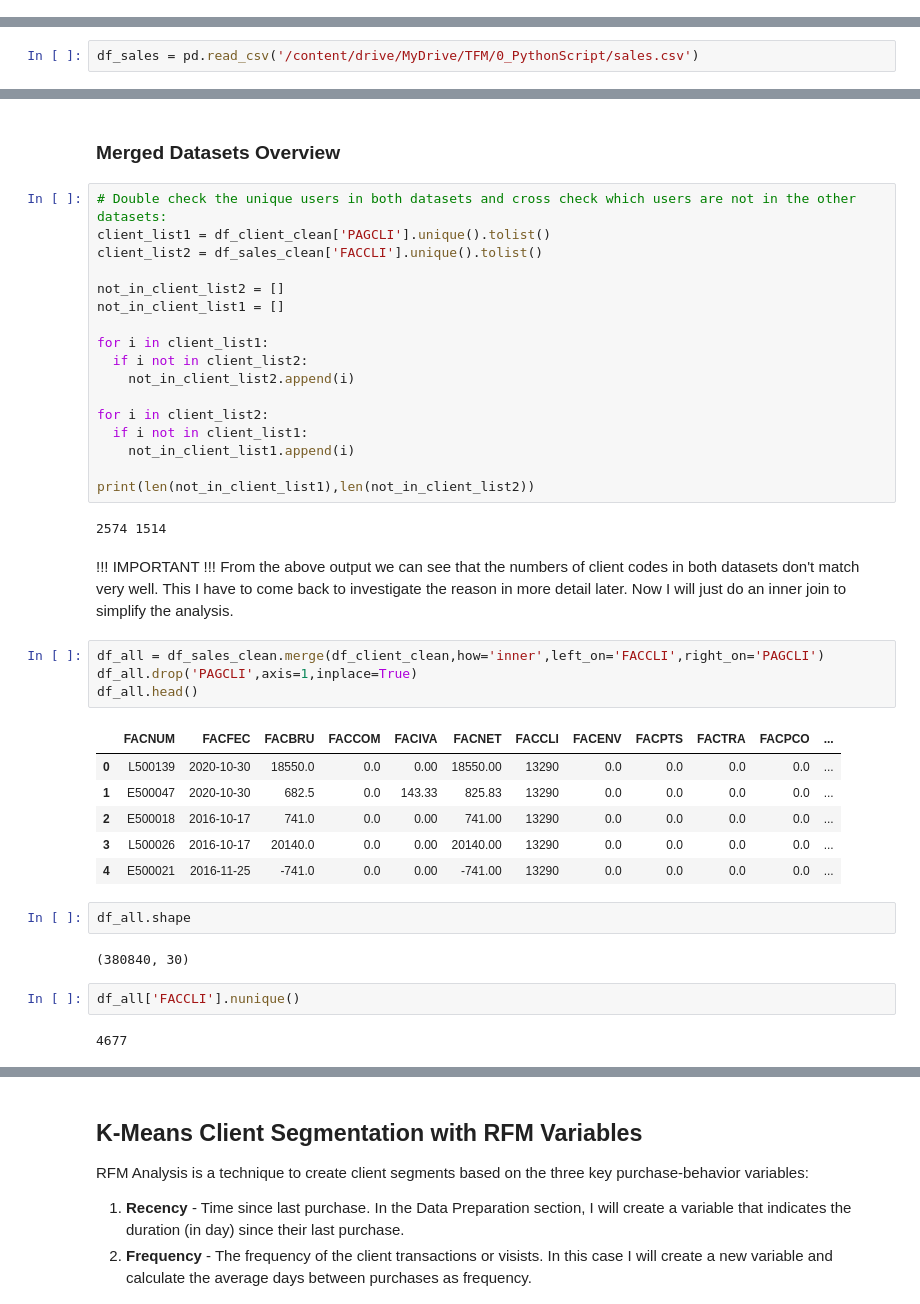
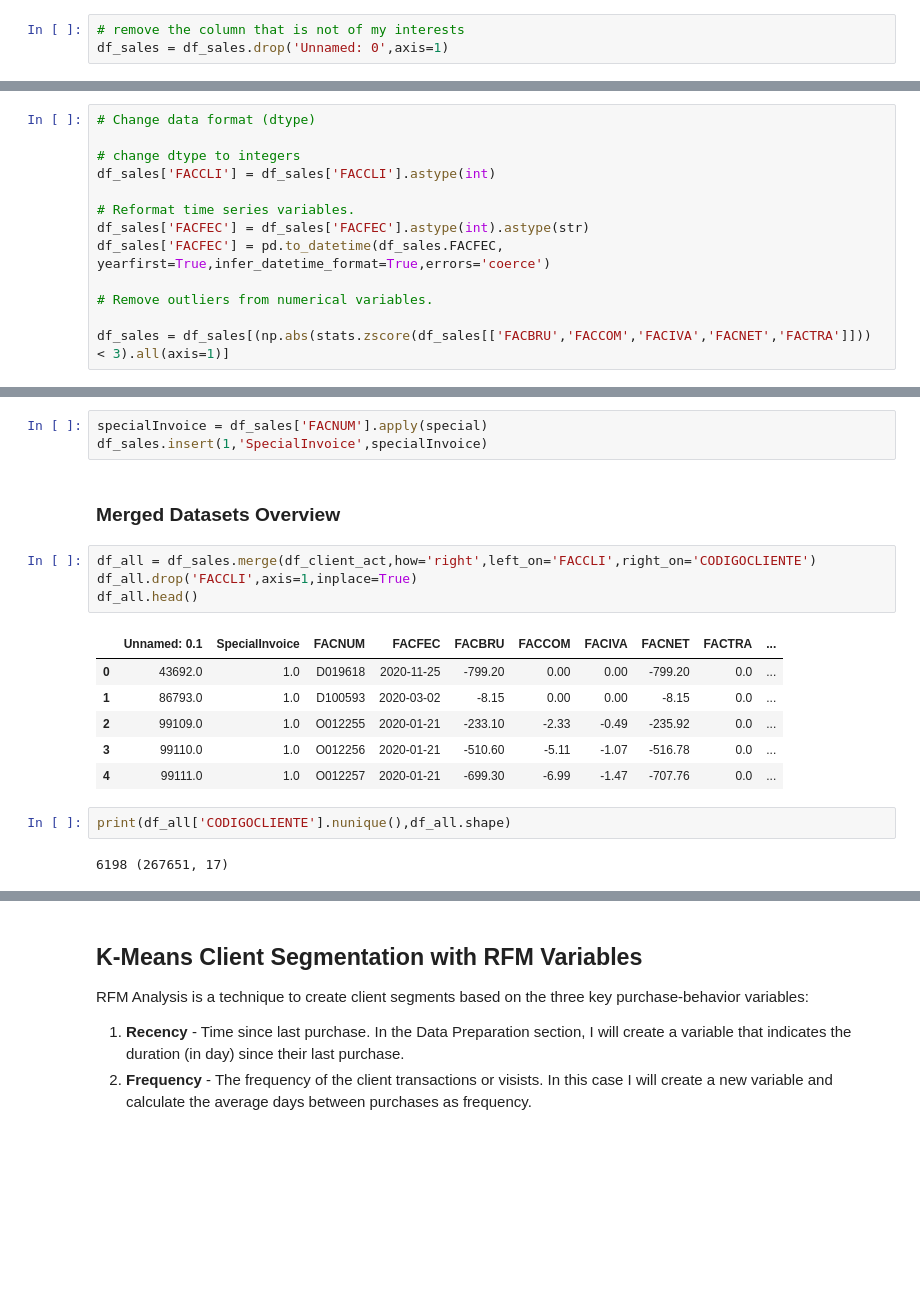
Before and after one commit to yhsieh-ijie/tfm_clientSegmentation, a Jupyter notebook: clientSegmentation.ipynb, the cells around one changed output, grey strips where cells are left out. Cells and saved outputs as stored; diff of their text form; blank space fills up the shorter version.

Commit message:
progress with the analysis and organize files

```diff
--- a/clientSegmentation.ipynb
+++ b/clientSegmentation.ipynb
@@ -175,3 +235,6 @@ Index(['PAGCLI', 'PAGLOG', 'PAGMOD', 'PAGDIA', 'PAGGRU', 'PAGNNO', 'PAGALB',
+# %%
+# remove the column that is not of my interests
+df_sales = df_sales.drop('Unnamed: 0',axis=1)
 # %% [markdown]
 #### Data Visualization
 # %% [markdown]
@@ -336,2 +315,0 @@ memory usage: 870.6+ KB
-# %%
-df_sales = pd.read_csv('/content/drive/MyDrive/TFM/0_PythonScript/sales.csv')
@@ -348 +316,14 @@ df_sales.head()
+# %%
+# Change data format (dtype)
+
+# change dtype to integers
+df_sales['FACCLI'] = df_sales['FACCLI'].astype(int)
+
+# Reformat time series variables.
+df_sales['FACFEC'] = df_sales['FACFEC'].astype(int).astype(str)
+df_sales['FACFEC'] = pd.to_datetime(df_sales.FACFEC, yearfirst=True,infer_datetime_format=True,errors='coerce')
+
+# Remove outliers from numerical variables.
+
+df_sales = df_sales[(np.abs(stats.zscore(df_sales[['FACBRU','FACCOM','FACIVA','FACNET','FACTRA']])) < 3).all(axis=1)]
 # %%
@@ -484,46 +363,23 @@ Now that both datasets are clean and the format of each column was all corrected
+# %%
+specialInvoice = df_sales['FACNUM'].apply(special)
+df_sales.insert(1,'SpecialInvoice',specialInvoice)
 # %% [markdown]
 ### Merged Datasets Overview
-# %%
-# Double check the unique users in both datasets and cross check which users are not in the other datasets:
-client_list1 = df_client_clean['PAGCLI'].unique().tolist()
-client_list2 = df_sales_clean['FACCLI'].unique().tolist()
-
-not_in_client_list2 = []
-not_in_client_list1 = []
-
-for i in client_list1:
-  if i not in client_list2:
-    not_in_client_list2.append(i)
-
-for i in client_list2:
-  if i not in client_list1:
-    not_in_client_list1.append(i)
-
-print(len(not_in_client_list1),len(not_in_client_list2))
-# %% [output]
-2574 1514
-# %% [markdown]
-!!! IMPORTANT !!!
-From the above output we can see that the numbers of client codes in both datasets don't match very well. This I have to come back to investigate the reason in more detail later. Now I will just do an inner join to simplify the analysis.
 # %%
-df_all = df_sales_clean.merge(df_client_clean,how='inner',left_on='FACCLI',right_on='PAGCLI')
-df_all.drop('PAGCLI',axis=1,inplace=True)
+df_all = df_sales.merge(df_client_act,how='right',left_on='FACCLI',right_on='CODIGOCLIENTE')
+df_all.drop('FACCLI',axis=1,inplace=True)
 df_all.head()
 # %% [output]
-|  | FACNUM | FACFEC | FACBRU | FACCOM | FACIVA | FACNET | FACCLI | FACENV | FACPTS | FACTRA | FACPCO | ... |
-| 0 | L500139 | 2020-10-30 | 18550.0 | 0.0 | 0.00 | 18550.00 | 13290 | 0.0 | 0.0 | 0.0 | 0.0 | ... |
-| 1 | E500047 | 2020-10-30 | 682.5 | 0.0 | 143.33 | 825.83 | 13290 | 0.0 | 0.0 | 0.0 | 0.0 | ... |
-| 2 | E500018 | 2016-10-17 | 741.0 | 0.0 | 0.00 | 741.00 | 13290 | 0.0 | 0.0 | 0.0 | 0.0 | ... |
-| 3 | L500026 | 2016-10-17 | 20140.0 | 0.0 | 0.00 | 20140.00 | 13290 | 0.0 | 0.0 | 0.0 | 0.0 | ... |
-| 4 | E500021 | 2016-11-25 | -741.0 | 0.0 | 0.00 | -741.00 | 13290 | 0.0 | 0.0 | 0.0 | 0.0 | ... |
+|  | Unnamed: 0.1 | SpecialInvoice | FACNUM | FACFEC | FACBRU | FACCOM | FACIVA | FACNET | FACTRA | ... |
+| 0 | 43692.0 | 1.0 | D019618 | 2020-11-25 | -799.20 | 0.00 | 0.00 | -799.20 | 0.0 | ... |
+| 1 | 86793.0 | 1.0 | D100593 | 2020-03-02 | -8.15 | 0.00 | 0.00 | -8.15 | 0.0 | ... |
+| 2 | 99109.0 | 1.0 | O012255 | 2020-01-21 | -233.10 | -2.33 | -0.49 | -235.92 | 0.0 | ... |
+| 3 | 99110.0 | 1.0 | O012256 | 2020-01-21 | -510.60 | -5.11 | -1.07 | -516.78 | 0.0 | ... |
+| 4 | 99111.0 | 1.0 | O012257 | 2020-01-21 | -699.30 | -6.99 | -1.47 | -707.76 | 0.0 | ... |
-# %%
-df_all.shape
-# %% [output]
-(380840, 30)
-# %%
-df_all['FACCLI'].nunique()
-# %% [output]
-4677
+# %%
+print(df_all['CODIGOCLIENTE'].nunique(),df_all.shape)
+# %% [output]
+6198 (267651, 17)
 # %%
 df_all.info()
 # %% [output]
```
Also changed, not shown: parts of 118 cells of this notebook, 4 other files.
